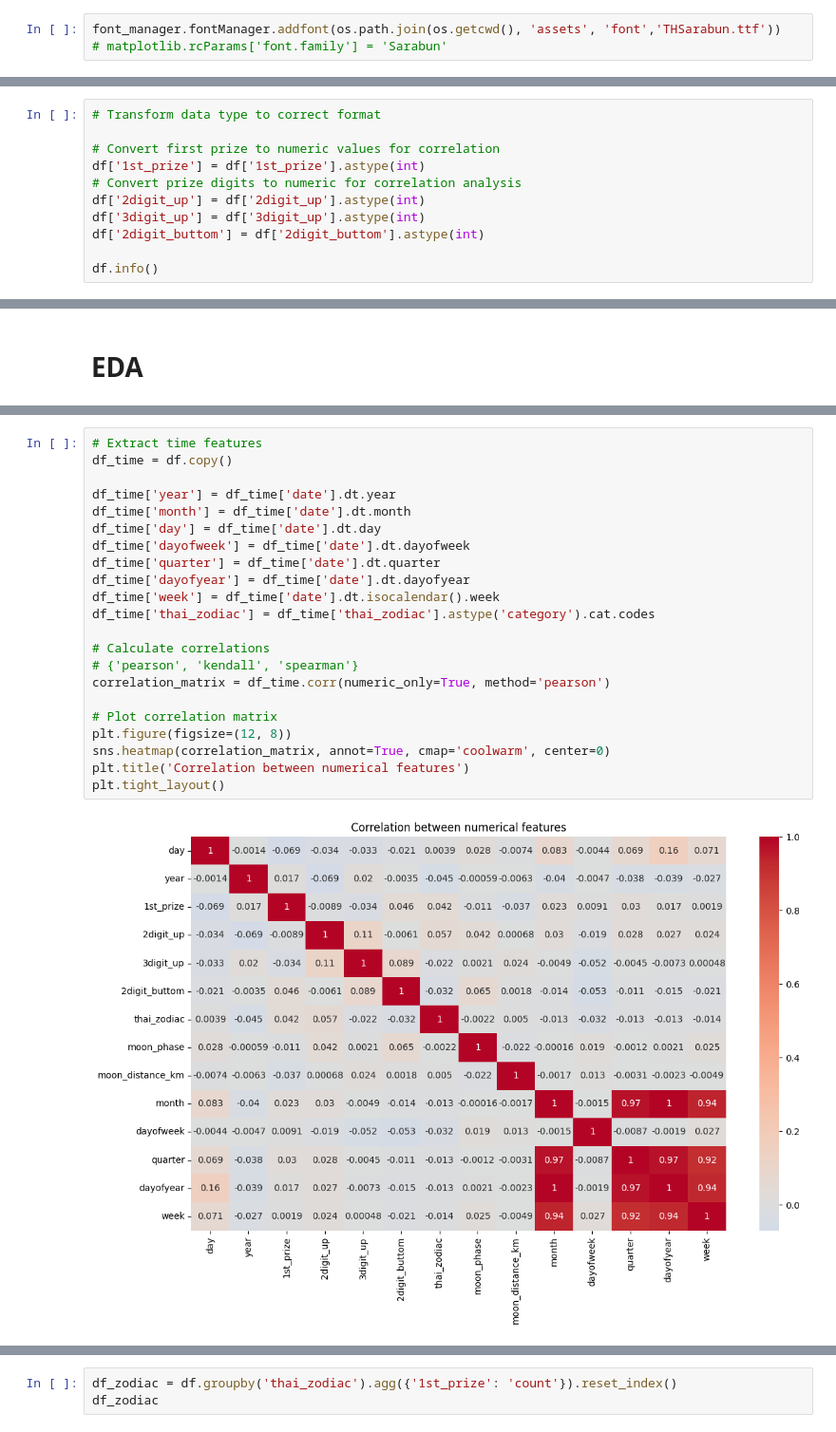
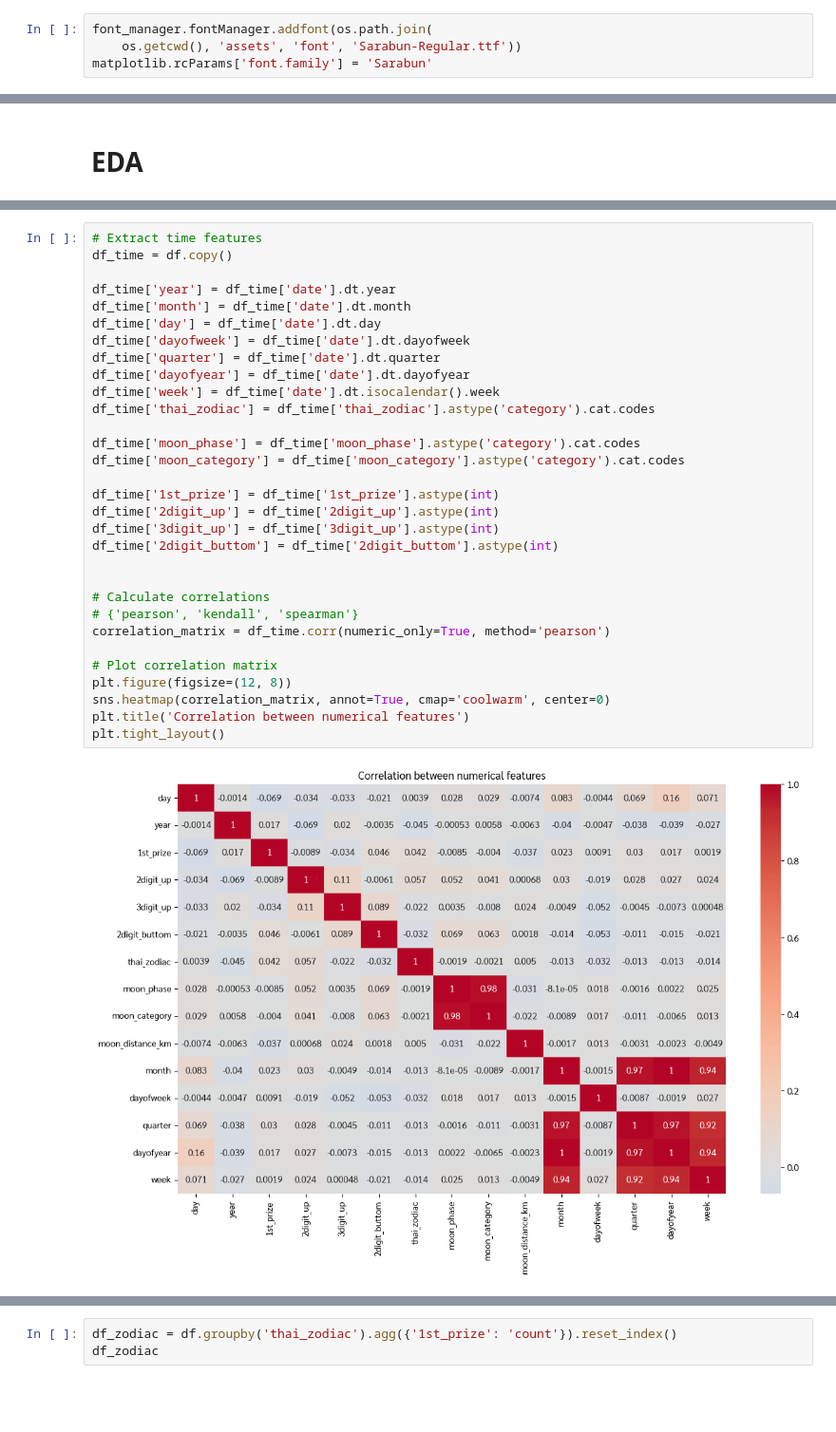
Before and after one commit to tangnatta/AUT461-Thai-Lottery-2025, a Jupyter notebook: eda.ipynb, the cells around one changed output, grey strips where cells are left out. Shown at 95% size. Saved outputs shown, nothing was run; the diff lists cells and outputs as text; blank space fills up the shorter version.

```diff
--- a/eda.ipynb
+++ b/eda.ipynb
@@ -14,8 +14,9 @@ import os
 # Config
 Matplotlib to using THSarabun font
 # %%
-font_manager.fontManager.addfont(os.path.join(os.getcwd(), 'assets', 'font','THSarabun.ttf'))
-# matplotlib.rcParams['font.family'] = 'Sarabun'
+font_manager.fontManager.addfont(os.path.join(
+    os.getcwd(), 'assets', 'font', 'Sarabun-Regular.ttf'))
+matplotlib.rcParams['font.family'] = 'Sarabun'
 # %% [markdown]
 # Data Scraping
 
@@ -67,14 +68,3 @@ Data columns (total 11 columns):
  10  3digit_bottom               720 non-null    object
 dtypes: datetime64[ns](1), object(10)
 memory usage: 62.0+ KB
-# %%
-# Transform data type to correct format
-
-# Convert first prize to numeric values for correlation
-df['1st_prize'] = df['1st_prize'].astype(int)
-# Convert prize digits to numeric for correlation analysis
-df['2digit_up'] = df['2digit_up'].astype(int)
-df['3digit_up'] = df['3digit_up'].astype(int)
-df['2digit_buttom'] = df['2digit_buttom'].astype(int)
-
-df.info()
@@ -215,27 +215,36 @@ df.describe()
 # %%
 # Extract time features
 df_time = df.copy()
 
 df_time['year'] = df_time['date'].dt.year
 df_time['month'] = df_time['date'].dt.month
 df_time['day'] = df_time['date'].dt.day
 df_time['dayofweek'] = df_time['date'].dt.dayofweek
 df_time['quarter'] = df_time['date'].dt.quarter
 df_time['dayofyear'] = df_time['date'].dt.dayofyear
 df_time['week'] = df_time['date'].dt.isocalendar().week
 df_time['thai_zodiac'] = df_time['thai_zodiac'].astype('category').cat.codes
 
+df_time['moon_phase'] = df_time['moon_phase'].astype('category').cat.codes
+df_time['moon_category'] = df_time['moon_category'].astype('category').cat.codes
+
+df_time['1st_prize'] = df_time['1st_prize'].astype(int)
+df_time['2digit_up'] = df_time['2digit_up'].astype(int)
+df_time['3digit_up'] = df_time['3digit_up'].astype(int)
+df_time['2digit_buttom'] = df_time['2digit_buttom'].astype(int)
+
+
 # Calculate correlations
 # {'pearson', 'kendall', 'spearman'}
 correlation_matrix = df_time.corr(numeric_only=True, method='pearson')
 
 # Plot correlation matrix
 plt.figure(figsize=(12, 8))
 sns.heatmap(correlation_matrix, annot=True, cmap='coolwarm', center=0)
 plt.title('Correlation between numerical features')
 plt.tight_layout()
 # %% [output]
-[figure, old version]
+[figure, new version]
 # %%
 # Scatter plot year vs 1st prize
 plt.figure(figsize=(12, 6))
```
Also changed, not shown: parts of 24 cells of this notebook, 4 other files.
